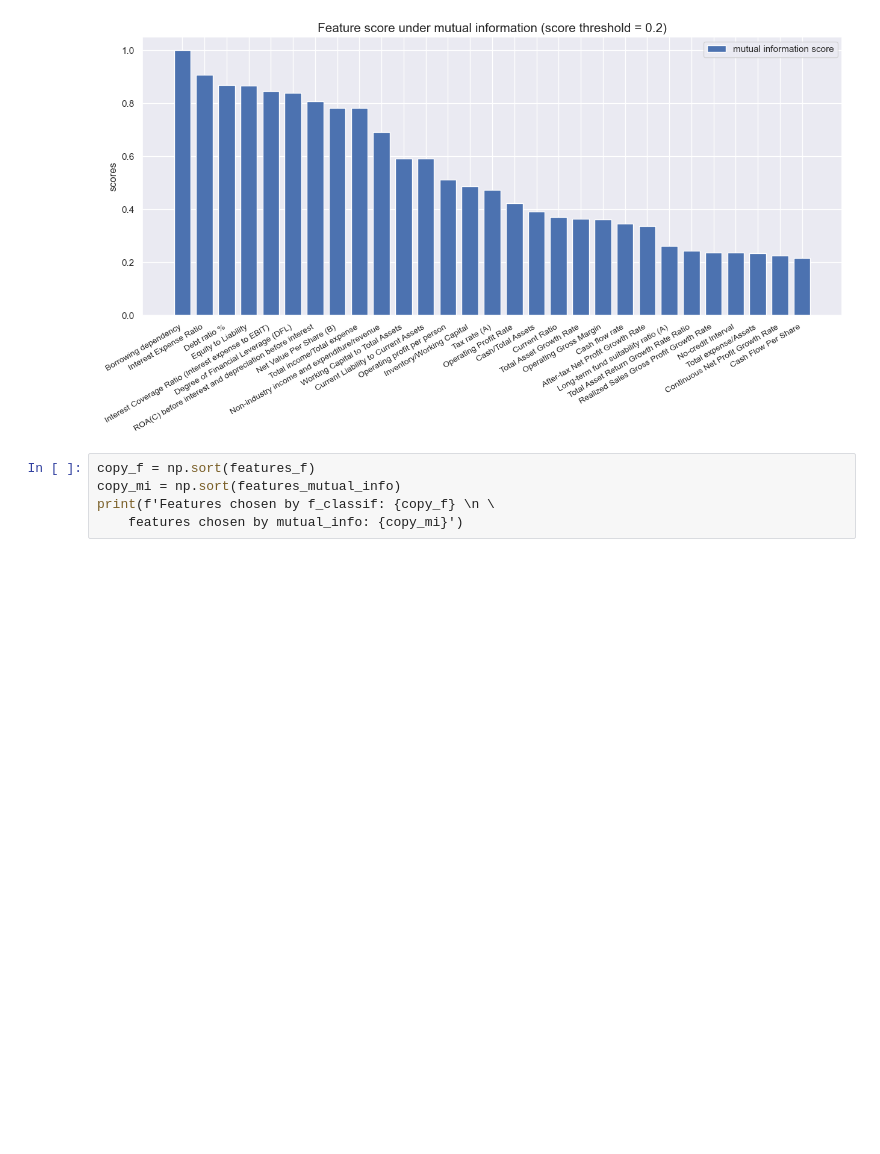
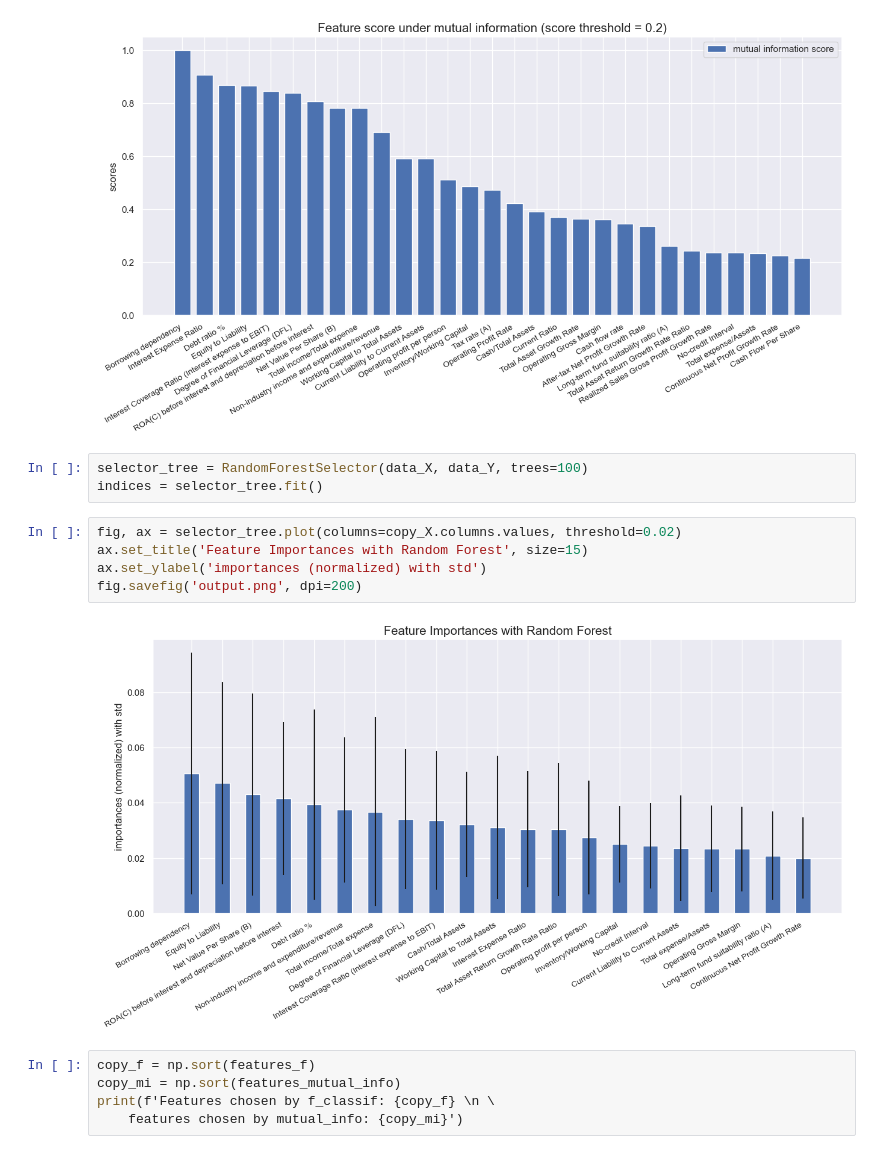
Before and after one commit to Mr-Wonderfool/Company-Bankruptcy-Prediction, a Jupyter notebook: models/visualization.ipynb, the cells around one changed output. Cells and saved outputs as stored; diff of their text form; blank space fills up the shorter version.

```diff
--- a/models/visualization.ipynb
+++ b/models/visualization.ipynb
@@ -85,6 +86,16 @@ ax.set_ylabel('scores')
 # plt.savefig('../thesis/images/score_mutual_info.png', dpi=200)
 # %% [output]
 [figure]
+# %%
+selector_tree = RandomForestSelector(data_X, data_Y, trees=100)
+indices = selector_tree.fit()
+# %%
+fig, ax = selector_tree.plot(columns=copy_X.columns.values, threshold=0.02)
+ax.set_title('Feature Importances with Random Forest', size=15)
+ax.set_ylabel('importances (normalized) with std')
+fig.savefig('output.png', dpi=200)
+# %% [output]
+[figure, added]
 # %%
 copy_f = np.sort(features_f)
 copy_mi = np.sort(features_mutual_info)
```
Also changed, not shown: parts of 1 cell of this notebook, 16 other files.
